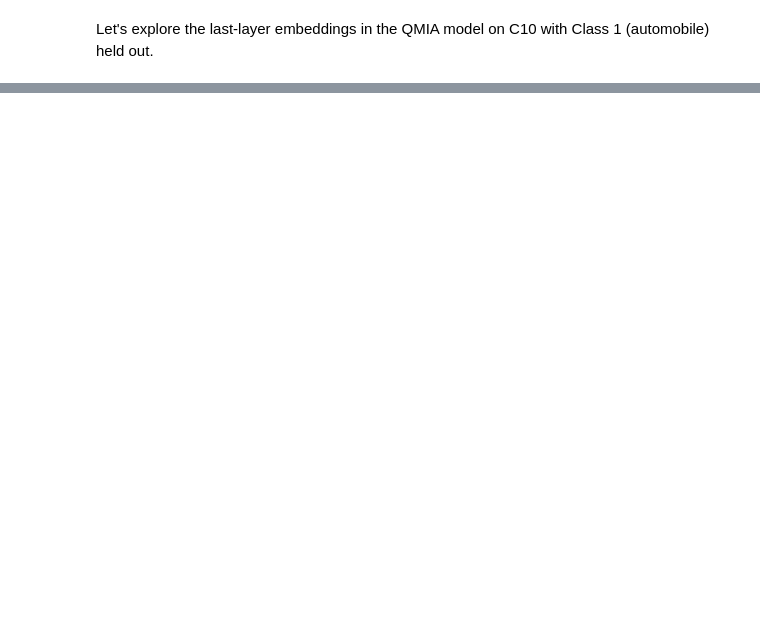
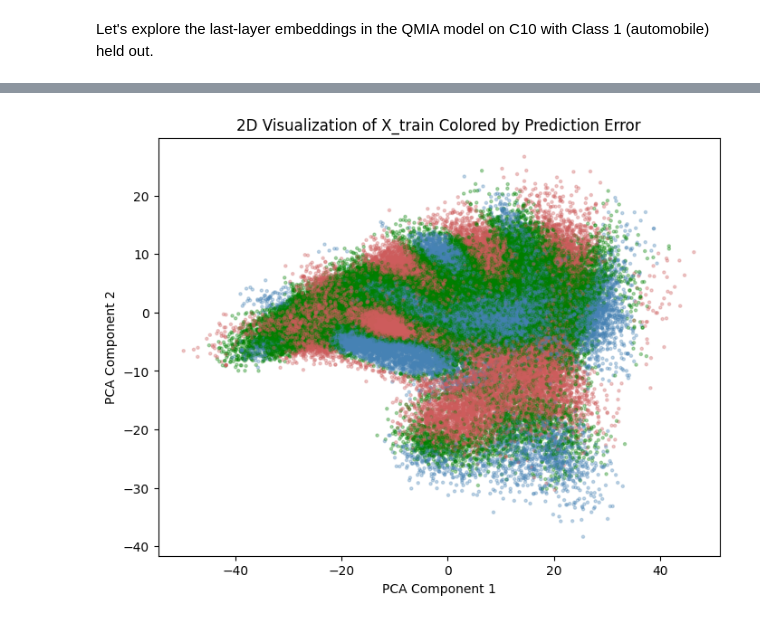
Before and after one commit to neilkale/quantile-mia, a Jupyter notebook: image_QMIA_v2/explore_embeddings.ipynb, the cells around one changed output, grey strips where cells are left out. Saved outputs shown, nothing was run; the diff lists cells and outputs as text; code cells hidden in the pictures; blank space fills up the shorter version.

```diff
--- a/image_QMIA_v2/explore_embeddings.ipynb
+++ b/image_QMIA_v2/explore_embeddings.ipynb
@@ -404,0 +382,13 @@ for target_class in range(20):
+# %%
+from sklearn.linear_model import LogisticRegression
+
+# Prepare training data
+X_train = np.concatenate([P, Q], axis=0)
+y_train = np.concatenate([np.zeros(len(P)), np.ones(len(Q))])
+
+# Initialize and fit the logistic regression model
+clf = LogisticRegression(random_state=seed, max_iter=1000)
+clf.fit(X_train, y_train)
+
+# Print the training accuracy
+print("Training accuracy:", clf.score(X_train, y_train))
@@ -404,0 +1155,20 @@ for target_class in range(20):
+# %%
+import matplotlib.pyplot as plt
+
+# Compute prediction error: positive if prediction > ground truth, negative otherwise
+errors = y_pred - y_train  # shape: (n_samples,)
+
+# Reduce X_train to 2 dimensions for plotting
+X_2d = Q.cpu().numpy()  # shape: (n_samples, 2)
+
+# Color: red if error is positive, blue if negative
+colors = ['green' if abs(err) < 0.05 else 'indianred' if err >= 0 else 'steelblue' for err in errors]
+
+plt.figure(figsize=(8, 6))
+plt.scatter(X_2d[:, 0], X_2d[:, 1], c=colors, s=5, alpha=0.3)
+plt.title('2D Visualization of X_train Colored by Prediction Error')
+plt.xlabel('PCA Component 1')
+plt.ylabel('PCA Component 2')
+plt.show()
+# %% [output]
+[figure, added]
```
Also changed, not shown: parts of 23 cells of this notebook, 17 other files.
